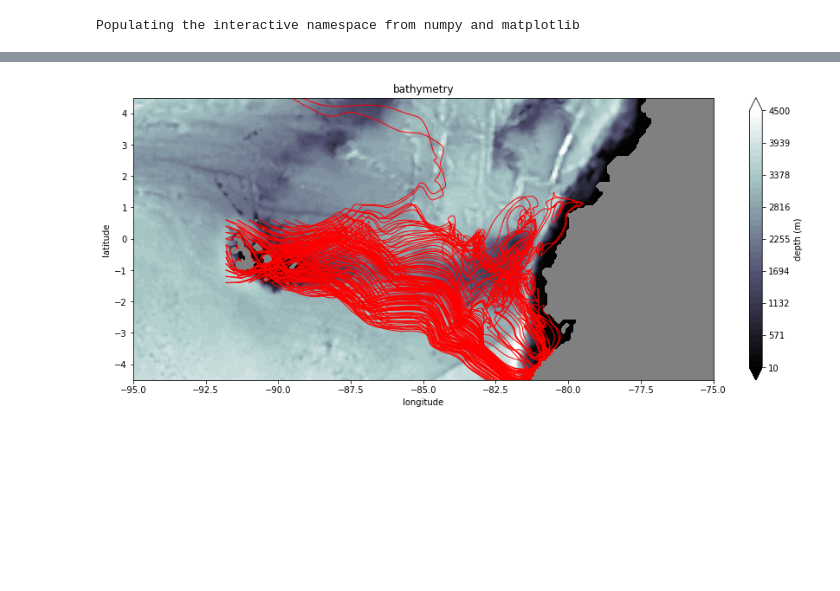
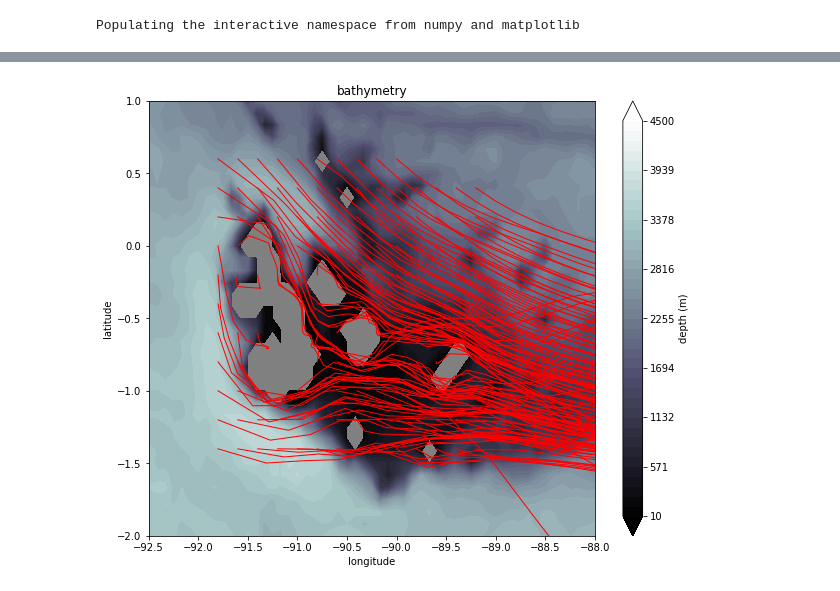
Before and after one commit to SLYpma/GalapagosProject, a Jupyter notebook: scripts/analysis/Parcels_analysis_NEMO_bwd.ipynb, the cells around one changed output, grey strips where cells are left out. Drawn from its saved outputs; the diff is of its cells as text; code cells hidden in the pictures; blank space fills up the shorter version.

Commit message:
slight change in quiver plot

```diff
--- a/scripts/analysis/Parcels_analysis_NEMO_bwd.ipynb
+++ b/scripts/analysis/Parcels_analysis_NEMO_bwd.ipynb
@@ -28,5 +29,5 @@ bathy = np.where(bathy<1, nan, bathy)
 # %%
 #load particle data
 
-namefile = '../../data/galapagosparticles_bwd_v2.nc'
+namefile = '../../data/galapagosparticles_bwd_nemo_2008.nc'
 Traj = ReadTrajectories(namefile)
@@ -33,10 +42,11 @@ Traj = ReadTrajectories(namefile)
 # %%
 #quick check output
 
-plat = Traj['lat'][0:300:2,0:200]
-plon = Traj['lon'][0:300:2,0:200]
-map_extent = [-95,-75,-4.5,4.5]
-figsize=(15,6)
+plat = Traj['lat'][0:150,0:200]
+plon = Traj['lon'][0:150,0:200]
+map_extent = [-92.5,-88,-2,1]
+figsize=(10,8)
 PlotBathyTraj(plon,plat,lon,lat,bathy,figsize,map_extent)
+plt.savefig('../../results/figures/NEMO_resolution_parcels.pdf')
 # %% [output]
-[figure, old version]
+[figure, new version]
```
Also changed, not shown: parts of 8 cells of this notebook, 4 other files.
